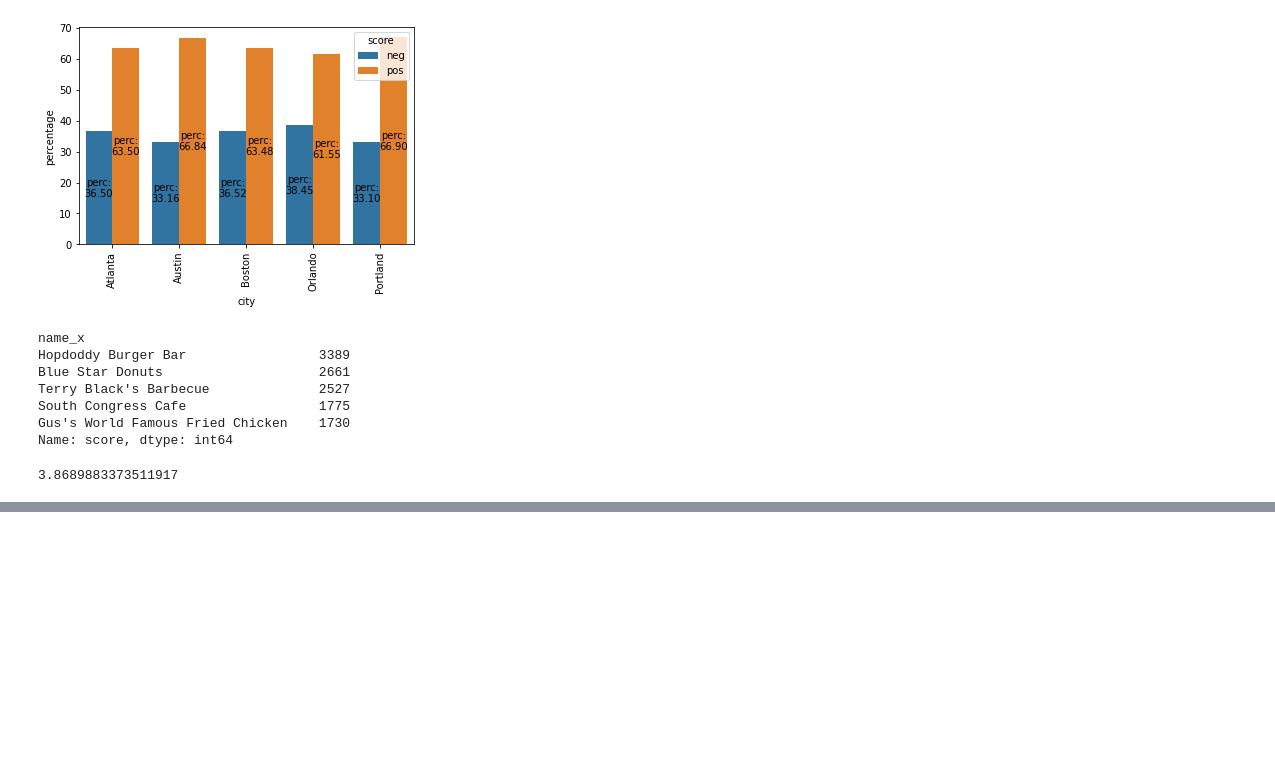
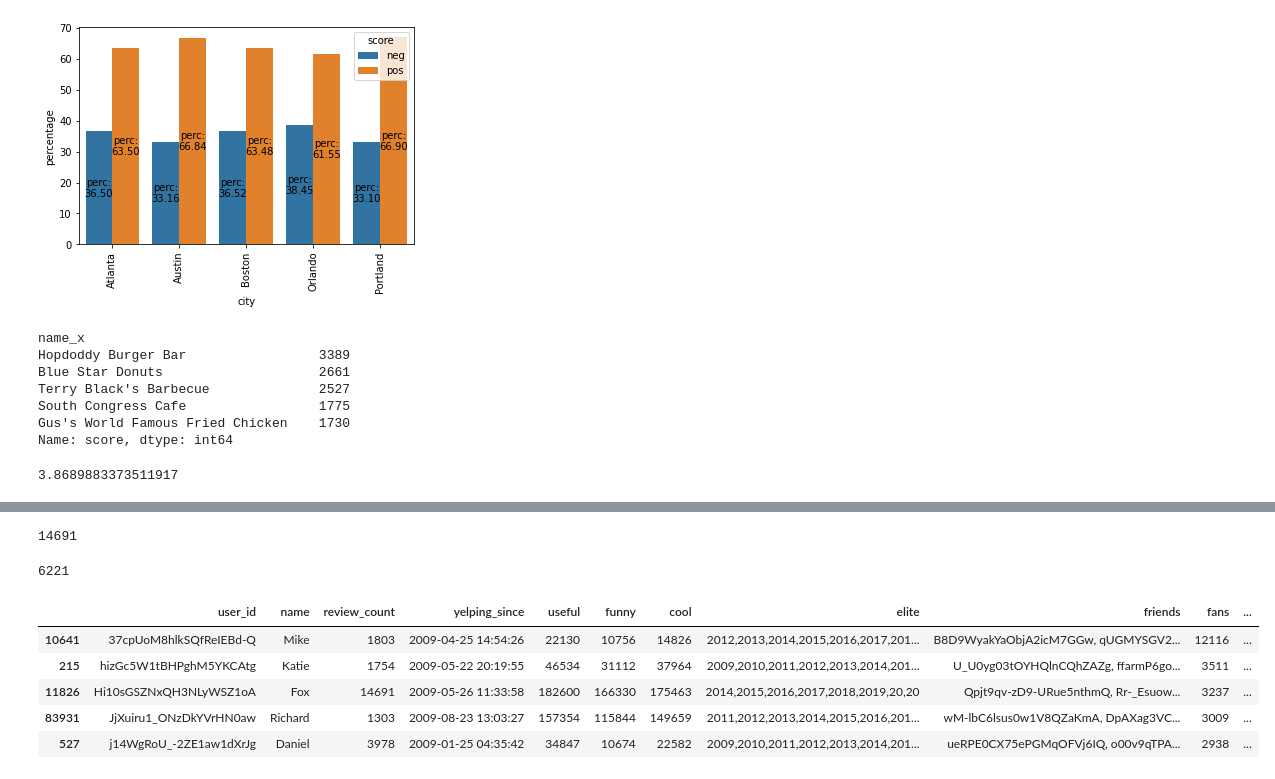
Before and after one commit to DAB-2021/4IZ481_Yelp2, a Jupyter notebook: YelpEDA.ipynb, the cells around one changed output, grey strips where cells are left out. Drawn from its saved outputs; the diff is of its cells as text; code cells hidden in the pictures; blank space fills up the shorter version.

```diff
--- a/YelpEDA.ipynb
+++ b/YelpEDA.ipynb
@@ -329,0 +312,19 @@ Name: stars_x, dtype: int64
+# %%
+#pocet recenzi dle uzivatelu
+df['review_count_y'].agg(max)
+# %% [output]
+14691
+# %%
+#pocet recenzi dle podniku
+df['review_count_x'].agg(max)
+# %% [output]
+6221
+# %%
+dfUsr = pd.read_csv('dataset/users.csv')
+# %% [output]
+|  | user_id | name | review_count | yelping_since | useful | funny | cool | elite | friends | fans | ... |
+| 10641 | 37cpUoM8hlkSQfReIEBd-Q | Mike | 1803 | 2009-04-25 14:54:26 | 22130 | 10756 | 14826 | 2012,2013,2014,2015,2016,2017,201... | B8D9WyakYaObjA2icM7GGw, qUGMYSGV2... | 12116 | ... |
+| 215 | hizGc5W1tBHPghM5YKCAtg | Katie | 1754 | 2009-05-22 20:19:55 | 46534 | 31112 | 37964 | 2009,2010,2011,2012,2013,2014,201... | U_U0yg03tOYHQlnCQhZAZg, ffarmP6go... | 3511 | ... |
+| 11826 | Hi10sGSZNxQH3NLyWSZ1oA | Fox | 14691 | 2009-05-26 11:33:58 | 182600 | 166330 | 175463 | 2014,2015,2016,2017,2018,2019,20,20 | Qpjt9qv-zD9-URue5nthmQ, Rr-_Esuow... | 3237 | ... |
+| 83931 | JjXuiru1_ONzDkYVrHN0aw | Richard | 1303 | 2009-08-23 13:03:27 | 157354 | 115844 | 149659 | 2011,2012,2013,2014,2015,2016,201... | wM-lbC6lsus0w1V8QZaKmA, DpAXag3VC... | 3009 | ... |
+| 527 | j14WgRoU_-2ZE1aw1dXrJg | Daniel | 3978 | 2009-01-25 04:35:42 | 34847 | 10674 | 22582 | 2009,2010,2011,2012,2013,2014,201... | ueRPE0CX75ePGMqOFVj6IQ, o00v9qTPA... | 2938 | ... |
```
Also changed, not shown: parts of 19 cells of this notebook, 1 other file.
